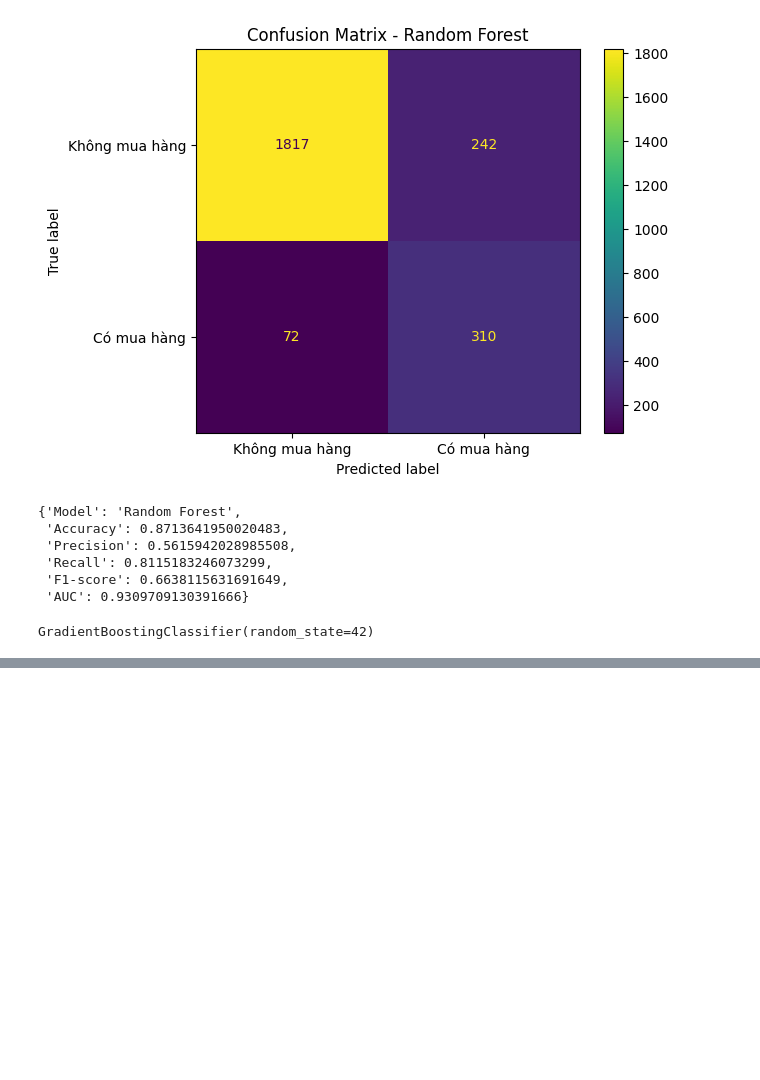
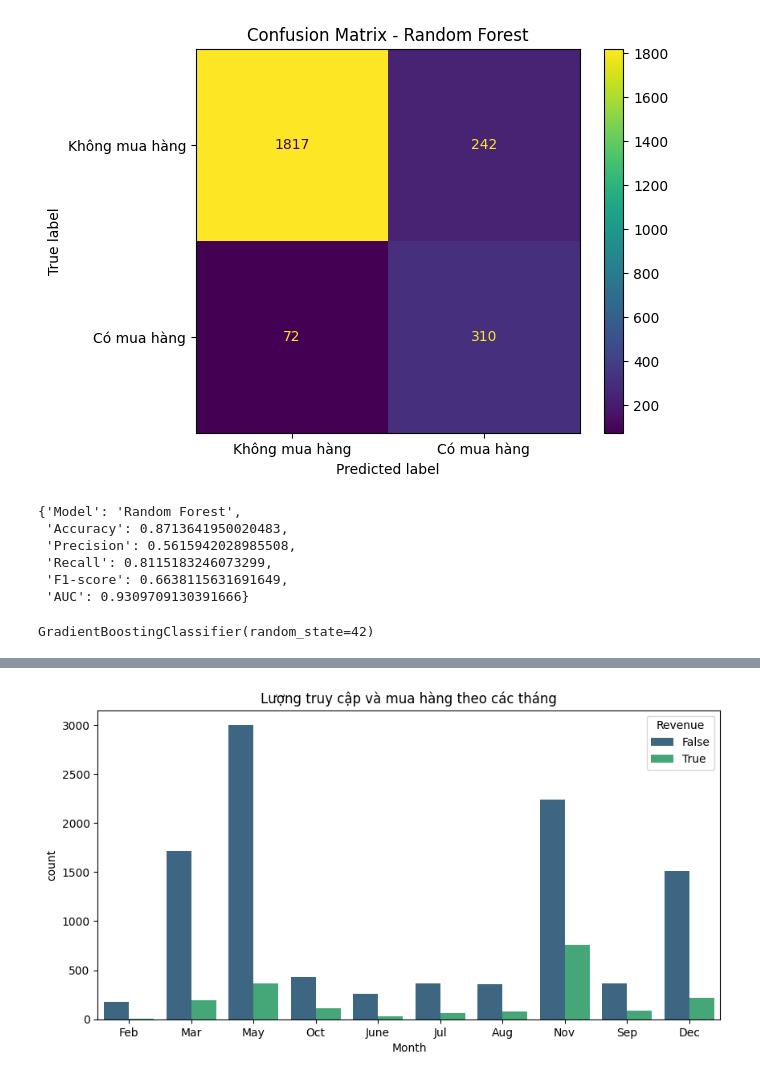
Before and after one commit to LoiDoancode/Dataset, a Jupyter notebook: dataset.ipynb, the cells around one changed output, grey strips where cells are left out. Drawn from its saved outputs; the diff is of its cells as text; code cells hidden in the pictures; blank space fills up the shorter version.

```diff
--- a/dataset.ipynb
+++ b/dataset.ipynb
@@ -838,0 +862,7 @@ GradientBoostingClassifier(random_state=42)
+# %%
+plt.figure(figsize=(10,5))
+sns.countplot(data=df, x='Month', hue='Revenue', palette='viridis')
+plt.title('Lượng truy cập và mua hàng theo các tháng')
+plt.show()
+# %% [output]
+[figure, added]
```
Also changed, not shown: parts of 27 cells of this notebook, 9 other files.
